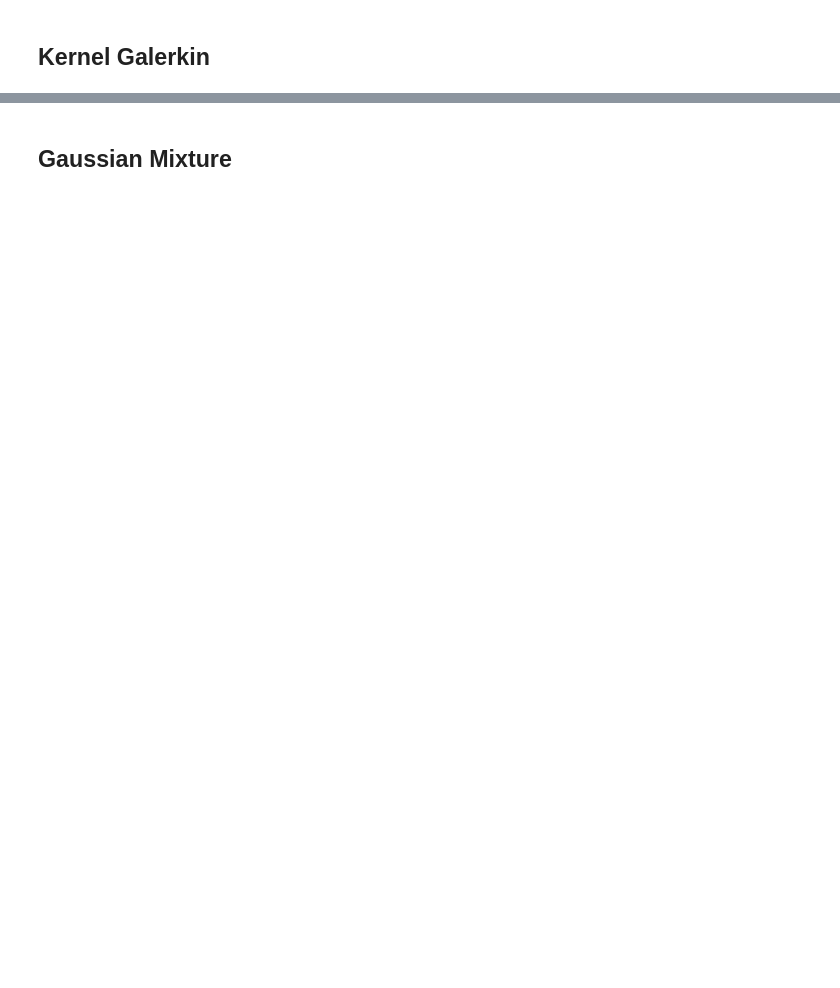
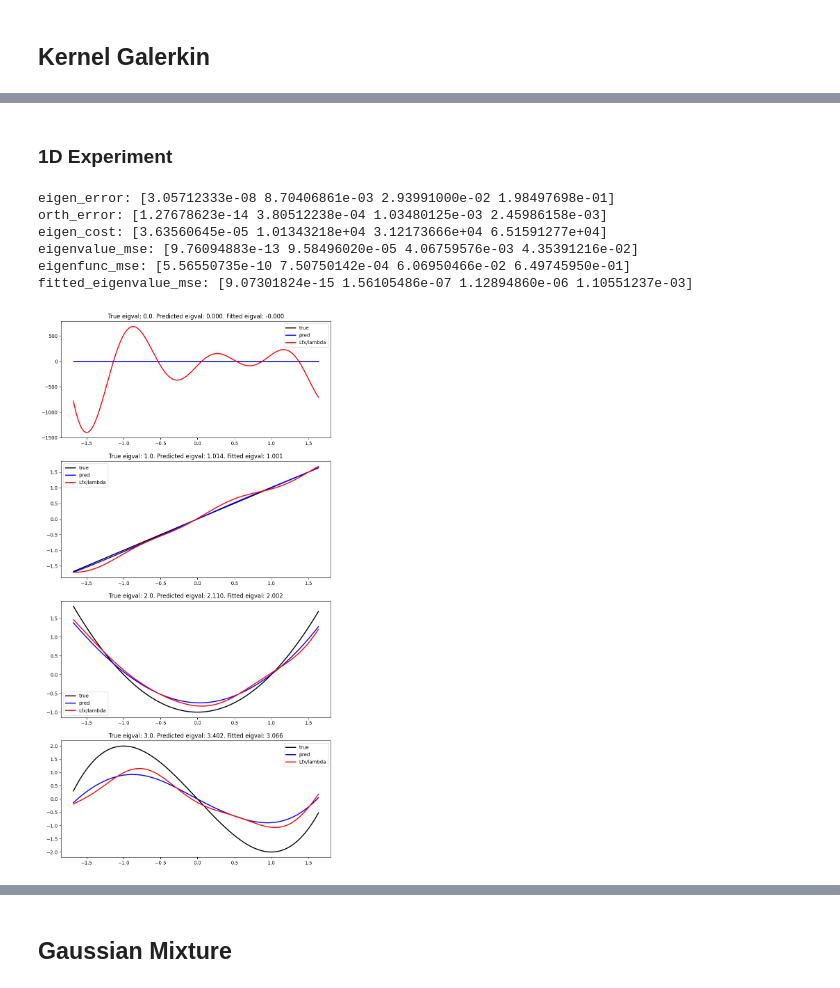
Before and after one commit to lclaeys/eigenfunction-solver, a Jupyter notebook: notebooks/kernel_galerkin.ipynb, the cells around one changed output, grey strips where cells are left out. Saved outputs shown, nothing was run; the diff lists cells and outputs as text; code cells hidden in the pictures; blank space fills up the shorter version.

```diff
--- a/notebooks/kernel_galerkin.ipynb
+++ b/notebooks/kernel_galerkin.ipynb
@@ -57,3 +59,46 @@ def plot_eigenfunctions(x,solver, k):
         ax[m // l, m % l].set_xlabel("f(x)")
         ax[m // l, m % l].set_ylabel("Lf(x)")
         ax[m // l, m % l].set_title(f'Eigenvalue m = {m}, $\\lambda$ = {solver.eigvals[m]:.3f}')
+# %% [markdown]
+### 1D Experiment
+# %%
+metrics = ['eigen_error','orth_error','eigen_cost', 'eigenvalue_mse','eigenfunc_mse', "fitted_eigenvalue_mse"]
+experiment_params = {
+    'kernel_params': {
+        'dim': 1,
+        'p': 500,
+        'scale': 1.0,
+        'order': 3
+    },
+    'solver_params': {
+        'regularizer': 0.0,
+        'L_reg': 1e-6,
+        'verbose': False,
+        'k': 4
+    }
+}
+
+energy = QuadraticEnergy(np.eye(experiment_params['kernel_params']['dim']))
+
+x, solver = kernel_experiment(experiment_params, energy, GaussianKernel)
+
+if solver is None:
+    print('Error')
+else:
+    evaluator = EigenEvaluator(energy)
+    x_eval = energy.exact_sample((10000,))
+
+    out = evaluator.evaluate_metrics(solver, x_eval, metrics, k = experiment_params['solver_params']['k'])
+    for metric in metrics:
+        print(f'{metric}: {out[metric]}')
+# %% [output]
+eigen_error: [3.05712333e-08 8.70406861e-03 2.93991000e-02 1.98497698e-01]
+orth_error: [1.27678623e-14 3.80512238e-04 1.03480125e-03 2.45986158e-03]
+eigen_cost: [3.63560645e-05 1.01343218e+04 3.12173666e+04 6.51591277e+04]
+eigenvalue_mse: [9.76094883e-13 9.58496020e-05 4.06759576e-03 4.35391216e-02]
+eigenfunc_mse: [5.56550735e-10 7.50750142e-04 6.06950466e-02 6.49745950e-01]
+fitted_eigenvalue_mse: [9.07301824e-15 1.56105486e-07 1.12894860e-06 1.10551237e-03]
+# %%
+_ = evaluator.plot_eigfuncs_exact(solver,x_eval,4)
+# %% [output]
+[figure, added]
```
Also changed, not shown: parts of 8 cells of this notebook, 2 other files.
